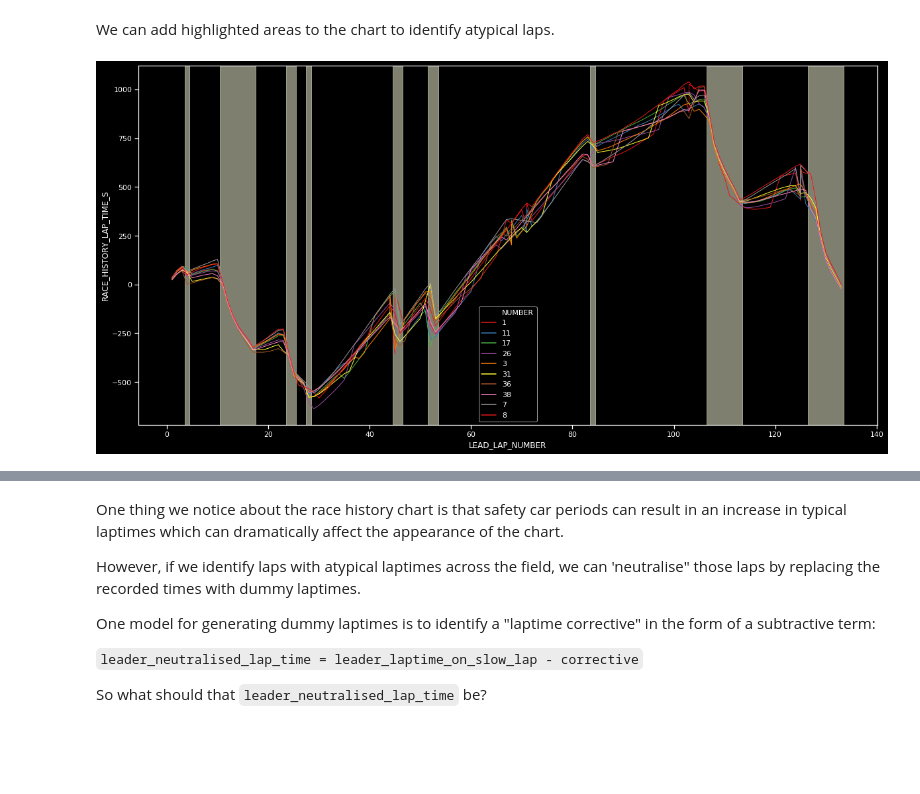
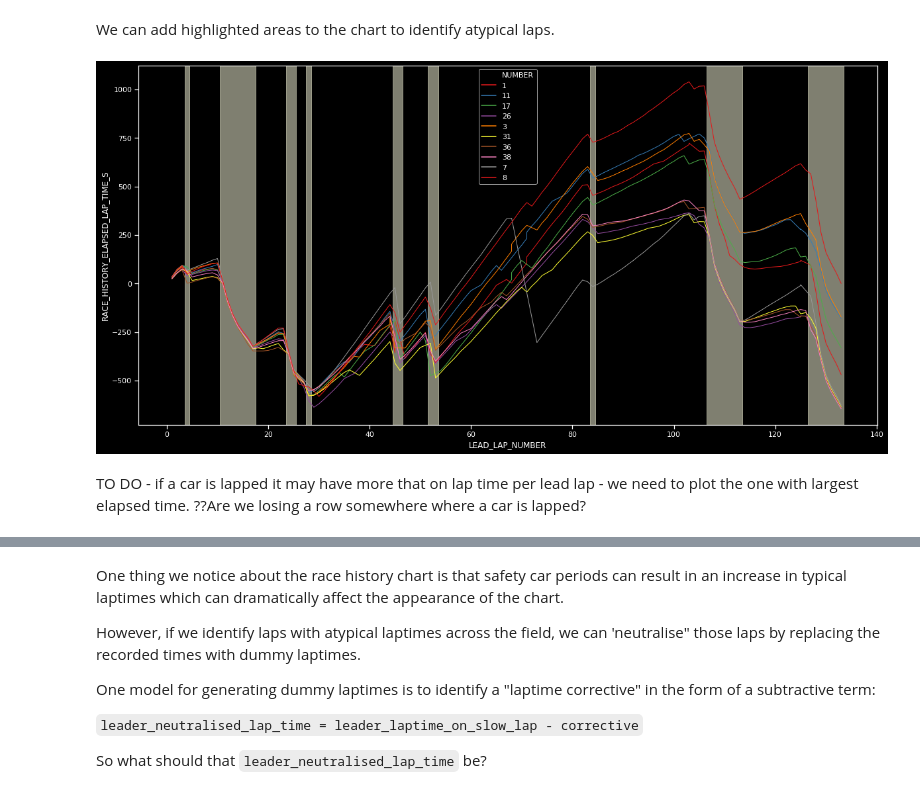
Before and after one commit to f1datajunkie/WEC, a Jupyter notebook: notebooks/Race Events.ipynb, the cells around one changed output, grey strips where cells are left out. Saved outputs shown, nothing was run; the diff lists cells and outputs as text; code cells hidden in the pictures; blank space fills up the shorter version.

```diff
--- a/notebooks/Race Events.ipynb
+++ b/notebooks/Race Events.ipynb
@@ -378,7 +382,8 @@ winner_mean_laptime_s
 155.497
 # %%
 #Calculate the "race history" laptimes
-laptimes['RACE_HISTORY_LAP_TIME_S'] = (winner_mean_laptime_s * laptimes['LEAD_LAP_NUMBER']) - laptimes['ELAPSED_S']
+#?? laptimes['LEAD_LAP_NUMBER'] gives track position? laptimes['LAP_NUMBER'] give race history
+laptimes['RACE_HISTORY_ELAPSED_LAP_TIME_S'] = (winner_mean_laptime_s * laptimes['LAP_NUMBER']) - laptimes['ELAPSED_S']
 # %%
 #Let's filter, for now, by just the top 10 cars
 top10 = laptimes[laptimes['LEAD_LAP_NUMBER']==LAST_LAP].sort_values(['LEAD_LAP_NUMBER', 'POS'])[['NUMBER']].reset_index(drop=True).head(10)
@@ -388,20 +393,22 @@ We can add highlighted areas to the chart to identify atypical laps.
 # %%
 sns.set(style="ticks")
 plt.style.use("dark_background")
 
 #Setting the palette size is a hack: https://github.com/mwaskom/seaborn/issues/1515#issuecomment-482189290
 data = laptimes[laptimes['NUMBER'].isin(top10['NUMBER'])]
 
-ax = sns.lineplot(x="LEAD_LAP_NUMBER", y="RACE_HISTORY_LAP_TIME_S",
+ax = sns.lineplot(x="LEAD_LAP_NUMBER", y="RACE_HISTORY_ELAPSED_LAP_TIME_S",
                   units = 'NUMBER', hue = 'NUMBER', palette=sns.color_palette("Set1", len(data['NUMBER'].unique())),
                   estimator=None, lw=1,
                   data=data)
 
 #Let's add in some indicators showing the atypical laps
 
 def atypical_lap_band(row, ax):
     ax.axvspan(row['Start']-0.5, row['Stop']+0.5, alpha=0.5, color='lightyellow')
 
 streak_len( streak( ~colours_df['event'] ) ).apply(lambda x: atypical_lap_band(x, ax), axis=1);
 # %% [output]
-[figure, old version]
+[figure, new version]
+# %% [markdown]
+TO DO - if a car is lapped it may have more that on lap time per lead lap - we need to plot the one with largest elapsed time. ??Are we losing a row somewhere where a car is lapped?
```
Also changed, not shown: parts of 11 cells of this notebook, 1 other file.
